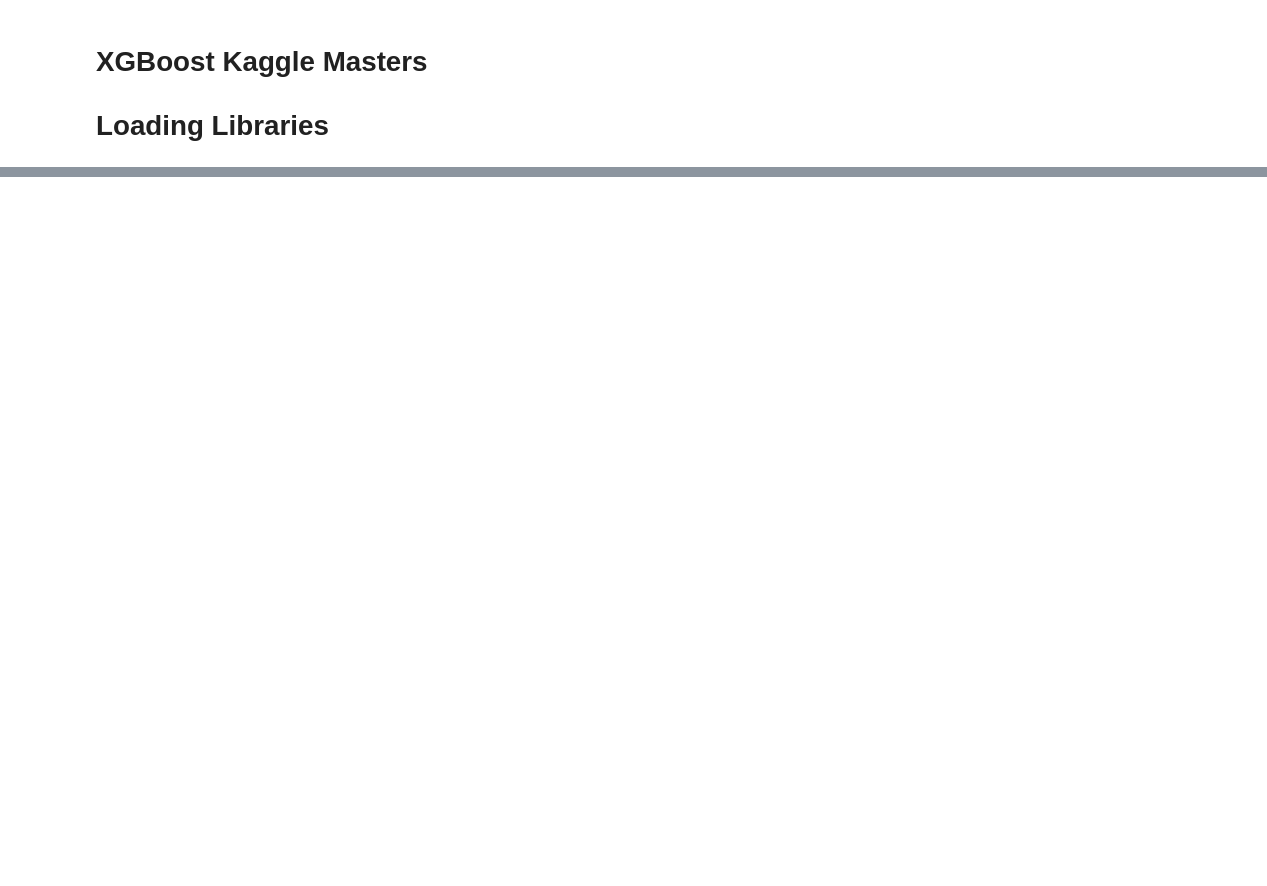
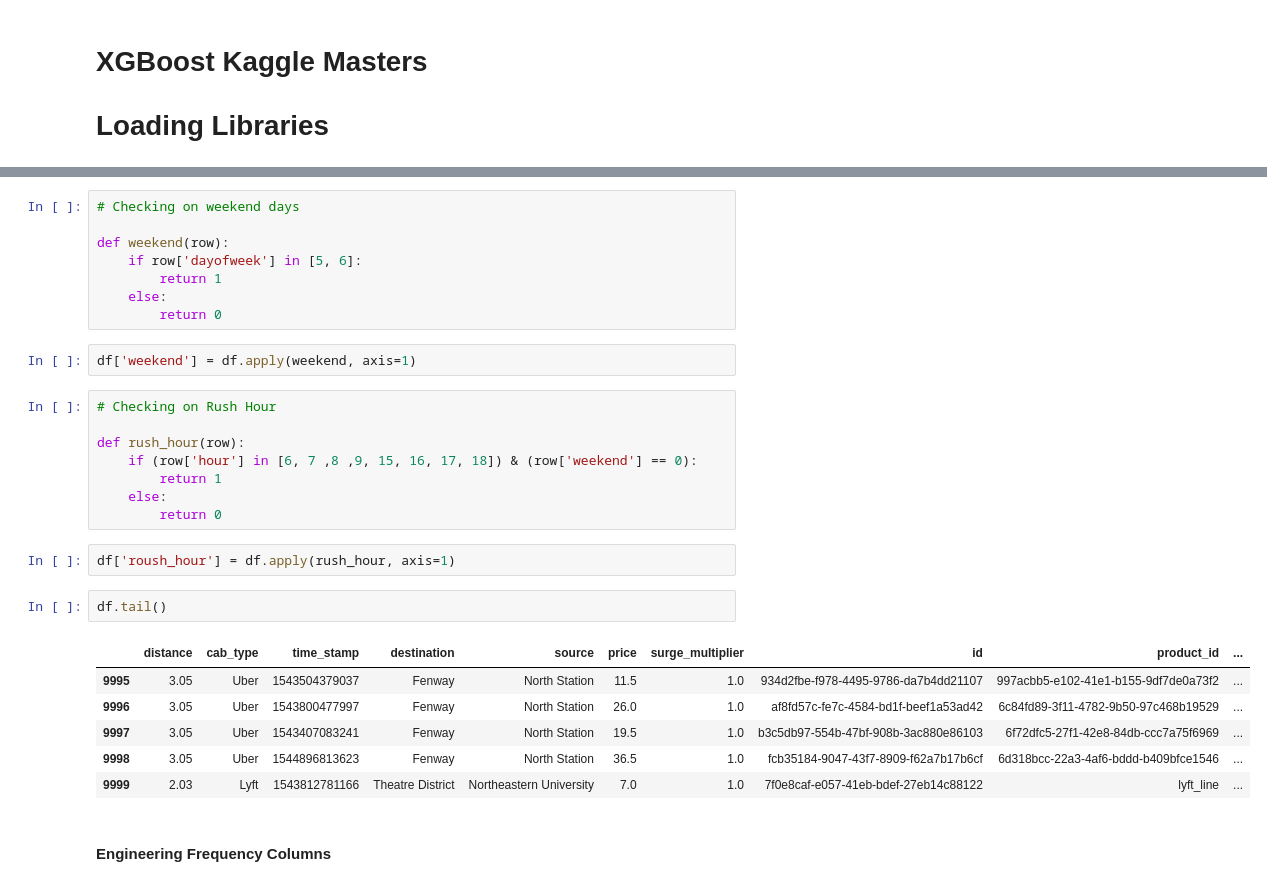
Before and after one commit to joakor89/gradient_boosting_xgb, a Jupyter notebook: chap_9/xgb_kaggle.ipynb, the cells around one changed output, grey strips where cells are left out. Drawn from its saved outputs; the diff is of its cells as text; blank space fills up the shorter version.

```diff
--- a/chap_9/xgb_kaggle.ipynb
+++ b/chap_9/xgb_kaggle.ipynb
@@ -41,0 +75,31 @@ import time
+# %%
+# Checking on weekend days
+
+def weekend(row):
+    if row['dayofweek'] in [5, 6]:
+        return 1
+    else:
+        return 0
+# %%
+df['weekend'] = df.apply(weekend, axis=1)
+# %%
+# Checking on Rush Hour
+
+def rush_hour(row):
+    if (row['hour'] in [6, 7 ,8 ,9, 15, 16, 17, 18]) & (row['weekend'] == 0):
+        return 1
+    else:
+        return 0
+# %%
+df['roush_hour'] = df.apply(rush_hour, axis=1)
+# %%
+df.tail()
+# %% [output]
+|  | distance | cab_type | time_stamp | destination | source | price | surge_multiplier | id | product_id | ... |
+| 9995 | 3.05 | Uber | 1543504379037 | Fenway | North Station | 11.5 | 1.0 | 934d2fbe-f978-4495-9786-da7b4dd21107 | 997acbb5-e102-41e1-b155-9df7de0a73f2 | ... |
+| 9996 | 3.05 | Uber | 1543800477997 | Fenway | North Station | 26.0 | 1.0 | af8fd57c-fe7c-4584-bd1f-beef1a53ad42 | 6c84fd89-3f11-4782-9b50-97c468b19529 | ... |
+| 9997 | 3.05 | Uber | 1543407083241 | Fenway | North Station | 19.5 | 1.0 | b3c5db97-554b-47bf-908b-3ac880e86103 | 6f72dfc5-27f1-42e8-84db-ccc7a75f6969 | ... |
+| 9998 | 3.05 | Uber | 1544896813623 | Fenway | North Station | 36.5 | 1.0 | fcb35184-9047-43f7-8909-f62a7b17b6cf | 6d318bcc-22a3-4af6-bddd-b409bfce1546 | ... |
+| 9999 | 2.03 | Lyft | 1543812781166 | Theatre District | Northeastern University | 7.0 | 1.0 | 7f0e8caf-e057-41eb-bdef-27eb14c88122 | lyft_line | ... |
+# %% [markdown]
+#### Engineering Frequency Columns
```
Also changed, not shown: parts of 48 cells of this notebook.
